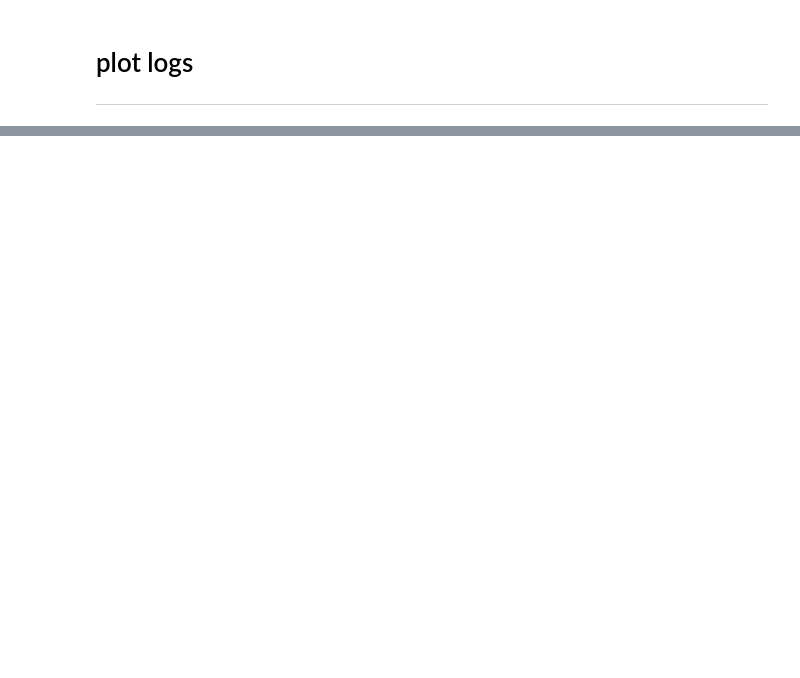
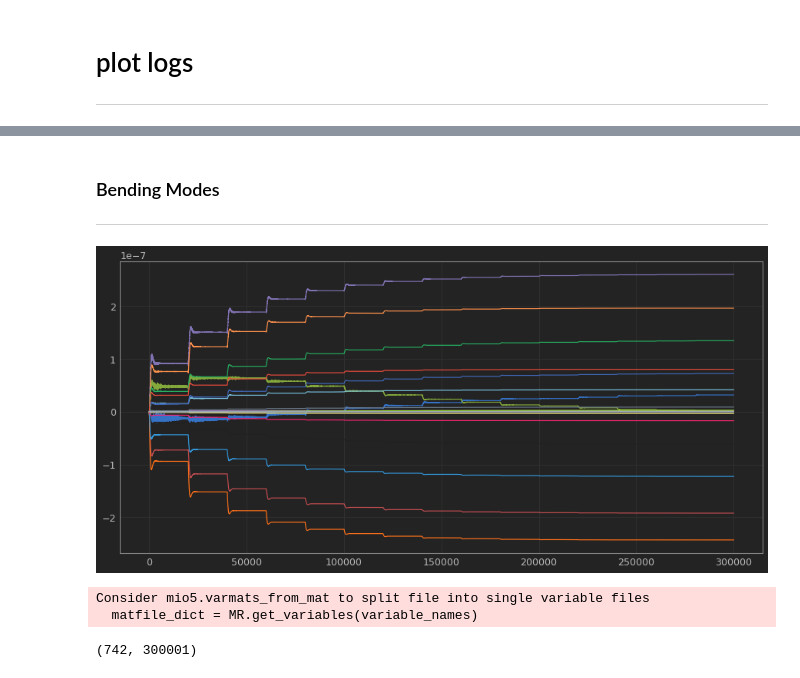
Before and after one commit to feippolito/SIMCEO, a Jupyter notebook: Integrated.ipynb, the cells around one changed output, grey strips where cells are left out. Drawn from its saved outputs; the diff is of its cells as text; code cells hidden in the pictures; blank space fills up the shorter version.

```diff
--- a/Integrated.ipynb
+++ b/Integrated.ipynb
@@ -239,0 +171,11 @@ plt.show()
+# %% [markdown]
+### Bending Modes
+---
+# %%
+BM = logs['FEM']['Bending Modes'].timeSeries[1].T
+
+plt.figure(figsize = (15,7))
+plt.plot(BM[:,:,0])
+plt.show()
+# %% [output]
+[figure, added]
@@ -239,0 +197,9 @@ plt.show()
+# %%
+disp_ptt_ = lc.load_disp('variables/states.dat', './dos/Integrated', int(duration) )
+
+indx = [x*742 for x in range(1,7)]
+disp_ptt = np.array(np.split(disp_ptt_, indices_or_sections = indx, axis = 0),
+                     dtype = object)
+# %% [output]
+Consider mio5.varmats_from_mat to split file into single variable files
+  matfile_dict = MR.get_variables(variable_names)
@@ -239,0 +215,4 @@ plt.show()
+# %%
+rec_disp[0].shape
+# %% [output]
+(742, 300001)
```
Also changed, not shown: parts of 22 cells of this notebook, 45 other files.
